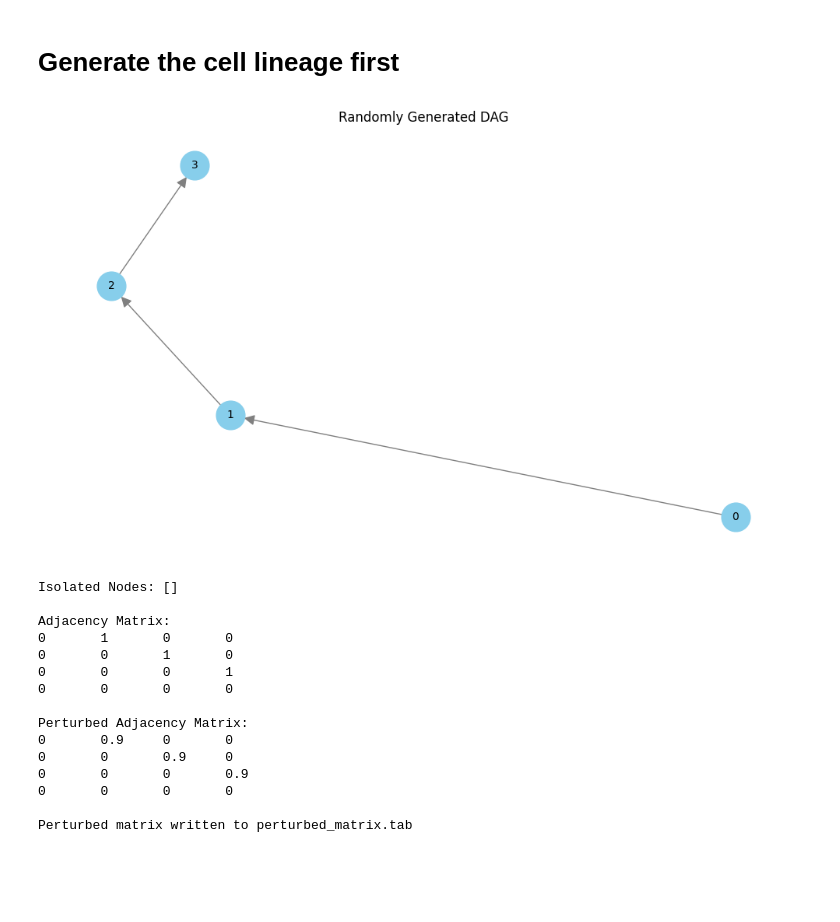
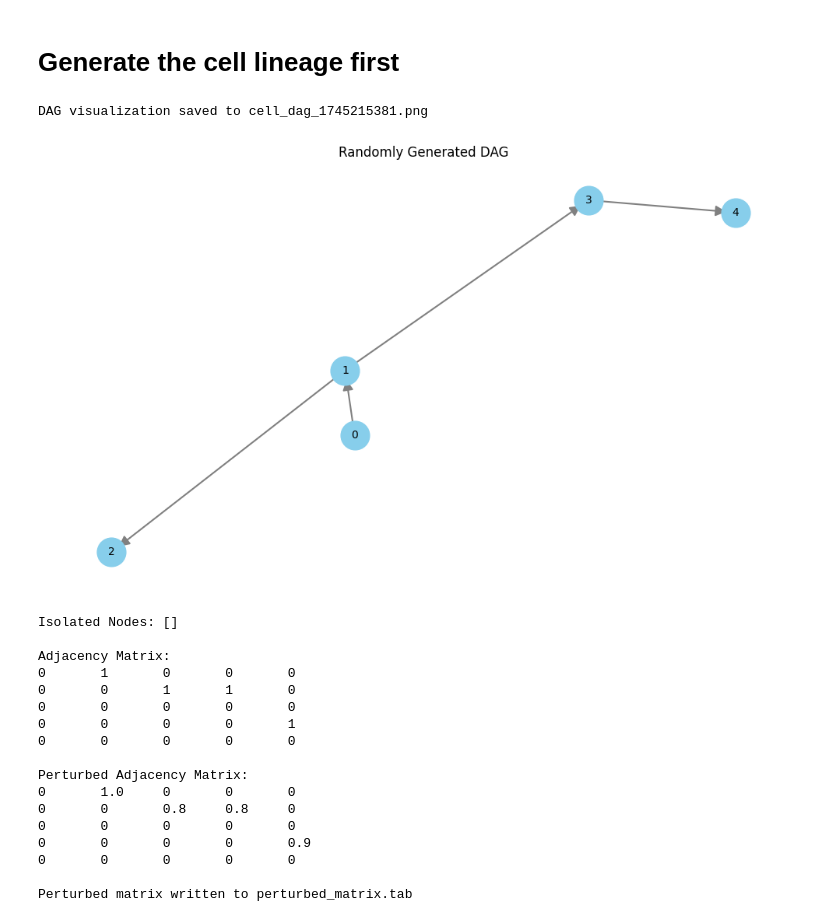
Before and after one commit to jchen1095/grn-thesis, a Jupyter notebook: src/grn_creation/generate_grn.ipynb, the cells around one changed output. Saved outputs shown, nothing was run; the diff lists cells and outputs as text; code cells hidden in the pictures; blank space fills up the shorter version.

```diff
--- a/src/grn_creation/generate_grn.ipynb
+++ b/src/grn_creation/generate_grn.ipynb
@@ -454,21 +442,24 @@ def main(mode,
 # %%
 # import this module, then:
-main('cell', total_nodes=4, min_per_rank=1, max_per_rank=4, min_ranks=1, max_ranks=3,percent=50)
+main('cell', total_nodes=5, min_per_rank=1, max_per_rank=4, min_ranks=1, max_ranks=3,percent=50)
 # %% [output]
+DAG visualization saved to cell_dag_1745215381.png
-[figure, old version]
+[figure, new version]
-Isolated Nodes: []
-
-Adjacency Matrix:
-0       1       0       0
-0       0       1       0
-0       0       0       1
-0       0       0       0
-
-Perturbed Adjacency Matrix:
-0       0.9     0       0
-0       0       0.9     0
-0       0       0       0.9
-0       0       0       0
-
-Perturbed matrix written to perturbed_matrix.tab
+Isolated Nodes: []
+
+Adjacency Matrix:
+0       1       0       0       0
+0       0       1       1       0
+0       0       0       0       0
+0       0       0       0       1
+0       0       0       0       0
+
+Perturbed Adjacency Matrix:
+0       1.0     0       0       0
+0       0       0.8     0.8     0
+0       0       0       0       0
+0       0       0       0       0.9
+0       0       0       0       0
+
+Perturbed matrix written to perturbed_matrix.tab
 # %%
```
Also changed, not shown: parts of 2 cells of this notebook, 22 other files.
